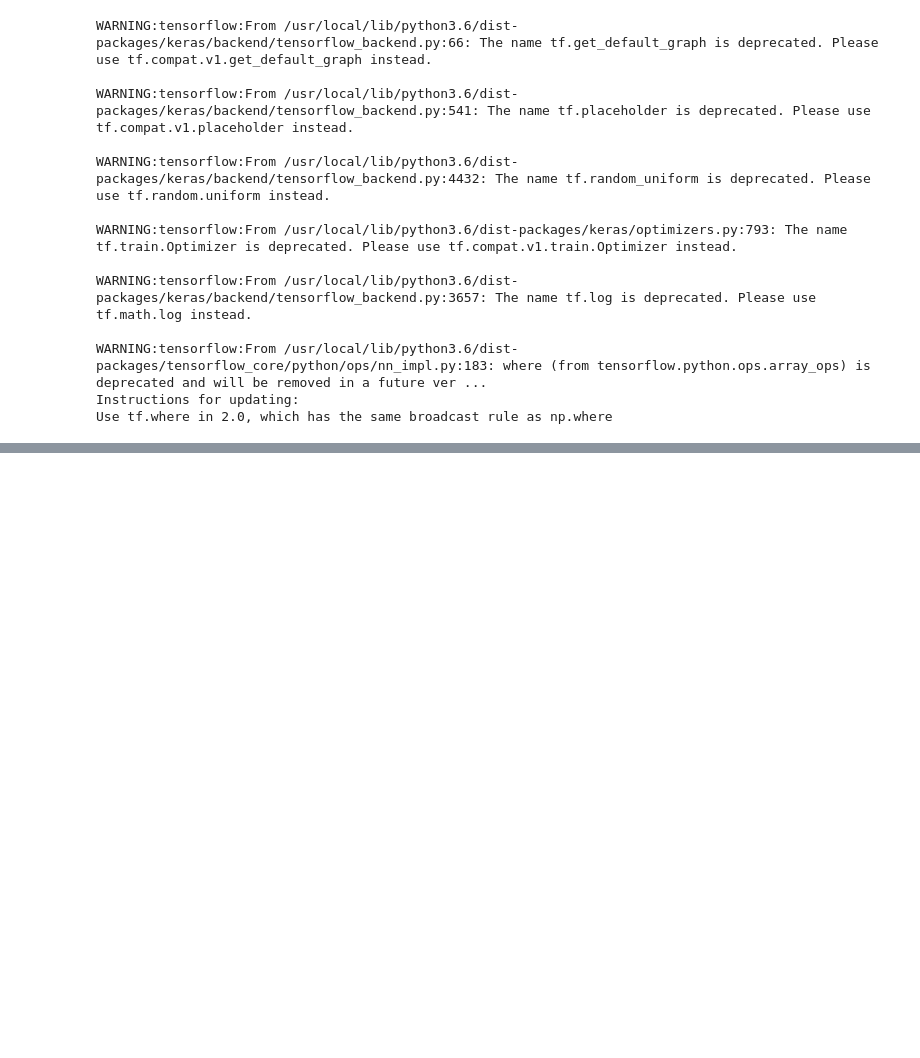
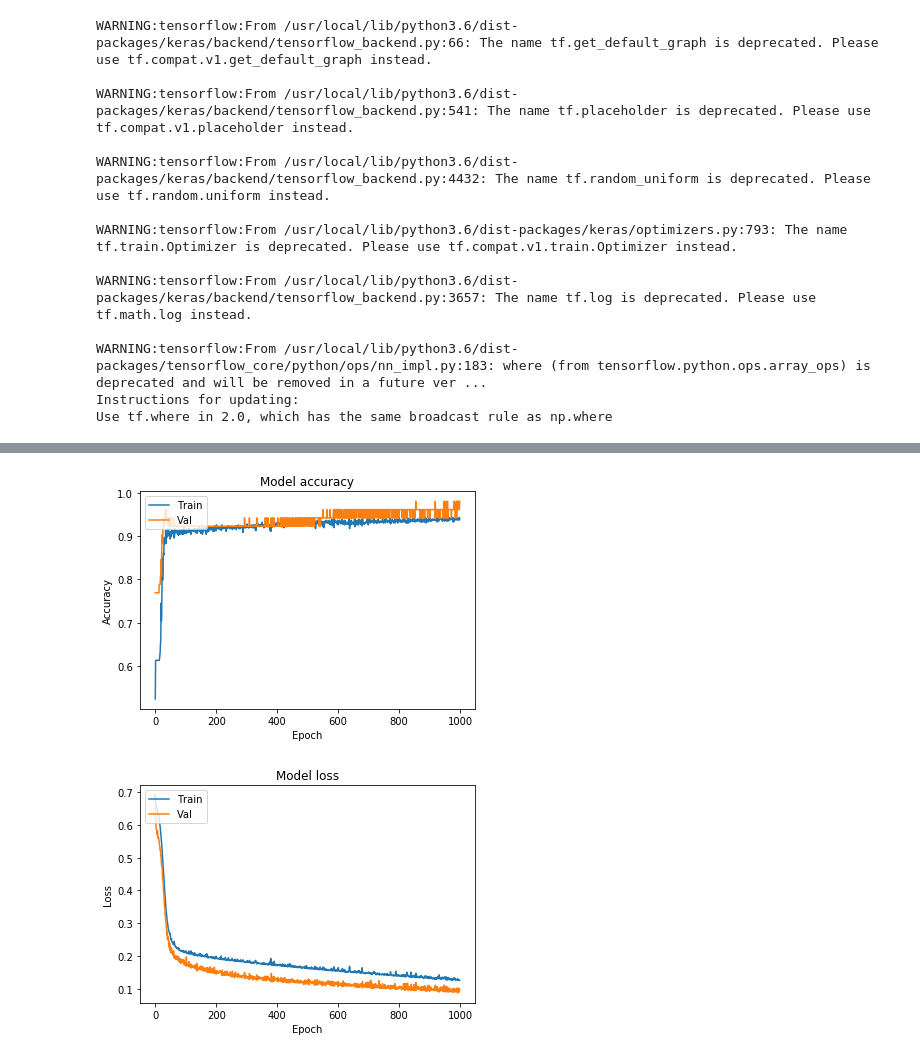
Before and after one commit to epjonnadula/Deep-Learning, a Jupyter notebook: Neural_Network_Keras.ipynb, the cells around one changed output, grey strips where cells are left out. Drawn from its saved outputs; the diff is of its cells as text; code cells hidden in the pictures; blank space fills up the shorter version.

```diff
--- a/Neural_Network_Keras.ipynb
+++ b/Neural_Network_Keras.ipynb
@@ -54,5 +62,5 @@ Use tf.where in 2.0, which has the same broadcast rule as np.where
 # %%
-model.fit(train_x, train_y, epochs=500,verbose=1)
+history=model.fit(train_x, train_y,validation_split=0.1, epochs=1000,callbacks=[], verbose=1)
 # %% [output]
 WARNING:tensorflow:From /usr/local/lib/python3.6/dist-packages/keras/backend/tensorflow_backend.py:1033: The name tf.assign_add is deprecated. Please use tf.compat.v1.assign_add instead.
 
@@ -75,3 +82,22 @@ Epoch 500/500
+# %%
+plt.plot(history.history['acc'])
+plt.plot(history.history['val_acc'])
+plt.title('Model accuracy')
+plt.ylabel('Accuracy')
+plt.xlabel('Epoch')
+plt.legend(['Train', 'Val'], loc='upper left')
+plt.show()
+
+plt.plot(history.history['loss'])
+plt.plot(history.history['val_loss'])
+plt.title('Model loss')
+plt.ylabel('Loss')
+plt.xlabel('Epoch')
+plt.legend(['Train', 'Val'], loc='upper left')
+plt.show()
+# %% [output]
+[figure, added]
+[figure, added]
 # %%
 _, accuracy = model.evaluate(test_x, test_y)
 print("Test Score= ", accuracy*100)
```
Also changed, not shown: parts of 3 cells of this notebook.
